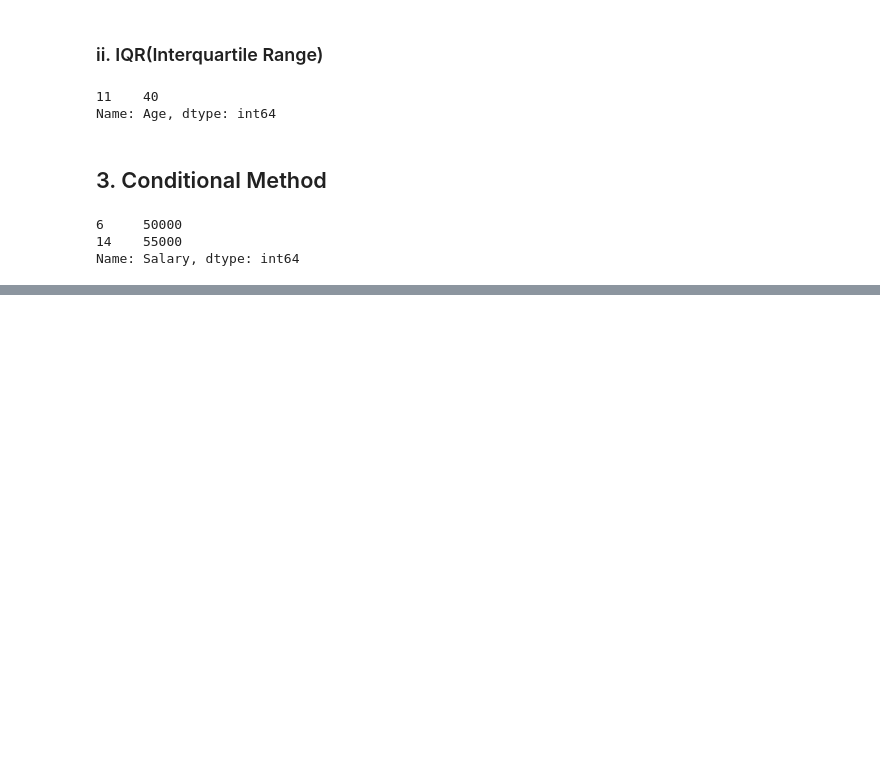
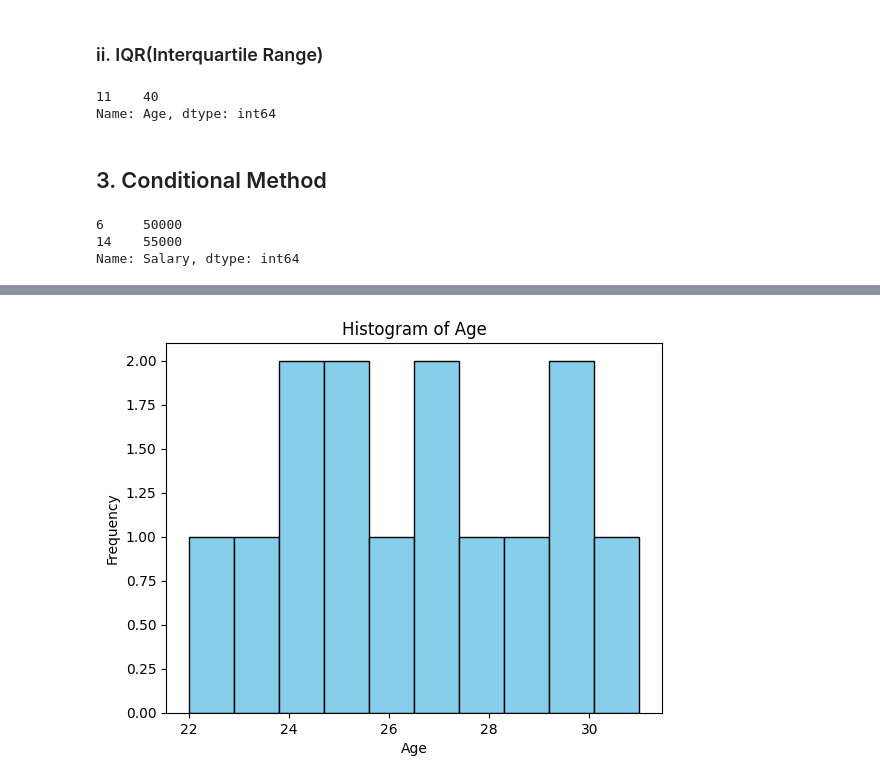
Before and after one commit to lukhi-laksh/Collage, a Jupyter notebook: Sem-1/Data Science/Collage Prectice/05_Outliers/Outliers.ipynb, the cells around one changed output, grey strips where cells are left out. Cells and saved outputs as stored; diff of their text form; code cells hidden in the pictures; blank space fills up the shorter version.

```diff
--- a/Sem-1/Data Science/Collage Prectice/05_Outliers/Outliers.ipynb
+++ b/Sem-1/Data Science/Collage Prectice/05_Outliers/Outliers.ipynb
@@ -155,0 +165,3 @@ Name: Salary, dtype: int64
+# %%
+df = df.drop(out_age.index)
+df
@@ -155,0 +186,4 @@ Name: Salary, dtype: int64
+# %%
+df['Salary'] = df['Salary'].astype(float)
+df.loc[out_cnd.index, 'Salary'] = df[df['Salary'] < 50000]['Salary'].mean()
+df
@@ -155,0 +206,8 @@ Name: Salary, dtype: int64
+# %%
+plt.hist(df['Age'], bins=10, color='skyblue', edgecolor='black')
+plt.title('Histogram of Age')
+plt.xlabel('Age')
+plt.ylabel('Frequency')
+plt.show()
+# %% [output]
+[figure, added]
```
Also changed, not shown: parts of 10 cells of this notebook.
